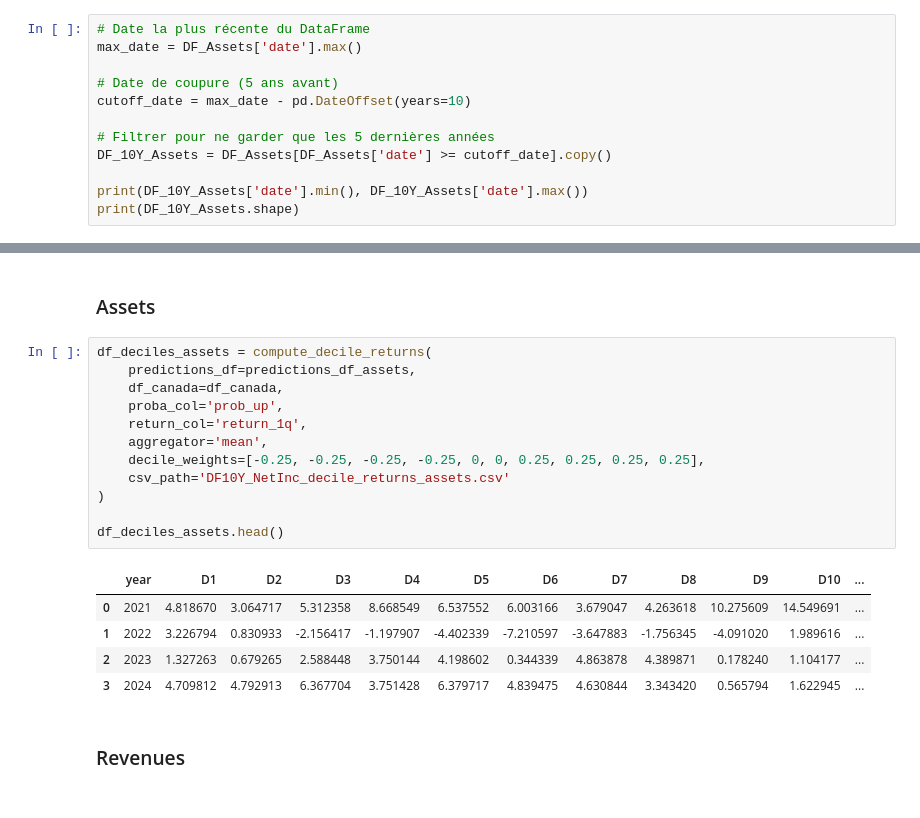
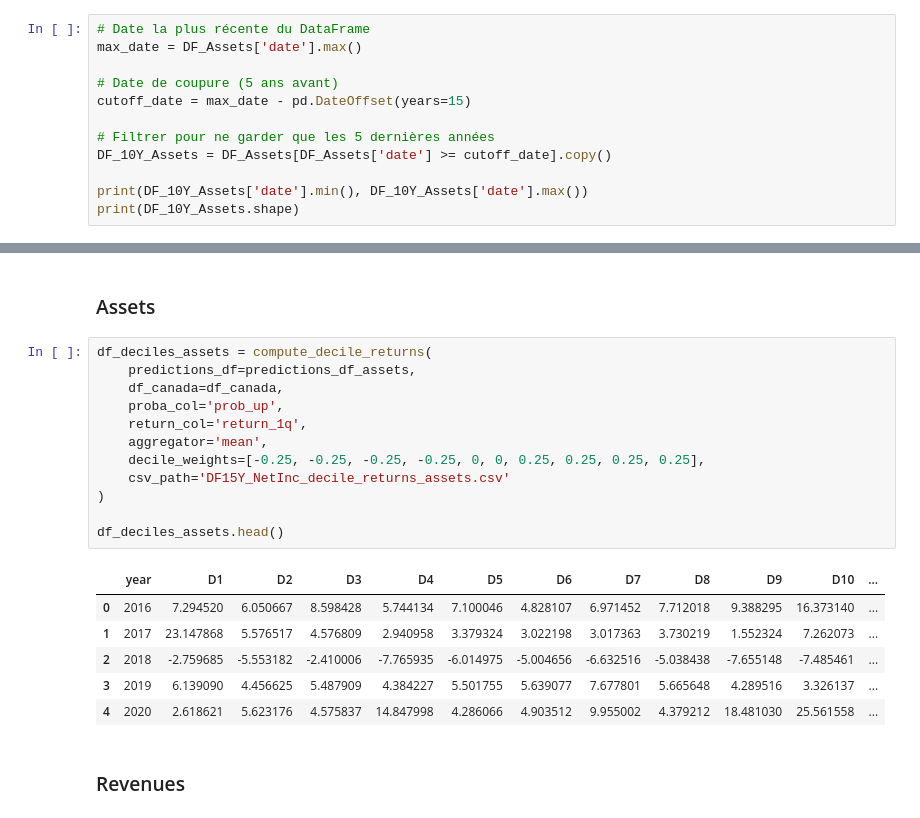
Before and after one commit to DominicPrenovost/AutoML-Practice, a Jupyter notebook: Target Net Income.ipynb, the cells around one changed output, grey strips where cells are left out. Saved outputs shown, nothing was run; the diff lists cells and outputs as text.

```diff
--- a/Target Net Income.ipynb
+++ b/Target Net Income.ipynb
@@ -266,7 +266,7 @@ print(DF_10Y_all.shape)
 max_date = DF_Assets['date'].max()
 
 # Date de coupure (5 ans avant)
-cutoff_date = max_date - pd.DateOffset(years=10)
+cutoff_date = max_date - pd.DateOffset(years=15)
 
 # Filtrer pour ne garder que les 5 dernières années
 DF_10Y_Assets = DF_Assets[DF_Assets['date'] >= cutoff_date].copy()
@@ -873,21 +914,22 @@ def compute_decile_returns(
 # %%
 df_deciles_assets = compute_decile_returns(
     predictions_df=predictions_df_assets,
     df_canada=df_canada,
     proba_col='prob_up',
     return_col='return_1q',
     aggregator='mean',
     decile_weights=[-0.25, -0.25, -0.25, -0.25, 0, 0, 0.25, 0.25, 0.25, 0.25],
-    csv_path='DF10Y_NetInc_decile_returns_assets.csv'
+    csv_path='DF15Y_NetInc_decile_returns_assets.csv'
 )
 
 df_deciles_assets.head()
 # %% [output]
 |  | year | D1 | D2 | D3 | D4 | D5 | D6 | D7 | D8 | D9 | D10 | ... |
-| 0 | 2021 | 4.818670 | 3.064717 | 5.312358 | 8.668549 | 6.537552 | 6.003166 | 3.679047 | 4.263618 | 10.275609 | 14.549691 | ... |
-| 1 | 2022 | 3.226794 | 0.830933 | -2.156417 | -1.197907 | -4.402339 | -7.210597 | -3.647883 | -1.756345 | -4.091020 | 1.989616 | ... |
-| 2 | 2023 | 1.327263 | 0.679265 | 2.588448 | 3.750144 | 4.198602 | 0.344339 | 4.863878 | 4.389871 | 0.178240 | 1.104177 | ... |
-| 3 | 2024 | 4.709812 | 4.792913 | 6.367704 | 3.751428 | 6.379717 | 4.839475 | 4.630844 | 3.343420 | 0.565794 | 1.622945 | ... |
+| 0 | 2016 | 7.294520 | 6.050667 | 8.598428 | 5.744134 | 7.100046 | 4.828107 | 6.971452 | 7.712018 | 9.388295 | 16.373140 | ... |
+| 1 | 2017 | 23.147868 | 5.576517 | 4.576809 | 2.940958 | 3.379324 | 3.022198 | 3.017363 | 3.730219 | 1.552324 | 7.262073 | ... |
+| 2 | 2018 | -2.759685 | -5.553182 | -2.410006 | -7.765935 | -6.014975 | -5.004656 | -6.632516 | -5.038438 | -7.655148 | -7.485461 | ... |
+| 3 | 2019 | 6.139090 | 4.456625 | 5.487909 | 4.384227 | 5.501755 | 5.639077 | 7.677801 | 5.665648 | 4.289516 | 3.326137 | ... |
+| 4 | 2020 | 2.618621 | 5.623176 | 4.575837 | 14.847998 | 4.286066 | 4.903512 | 9.955002 | 4.379212 | 18.481030 | 25.561558 | ... |
 # %% [markdown]
 ### Revenues
 # %%
```
Also changed, not shown: parts of 10 cells of this notebook.
